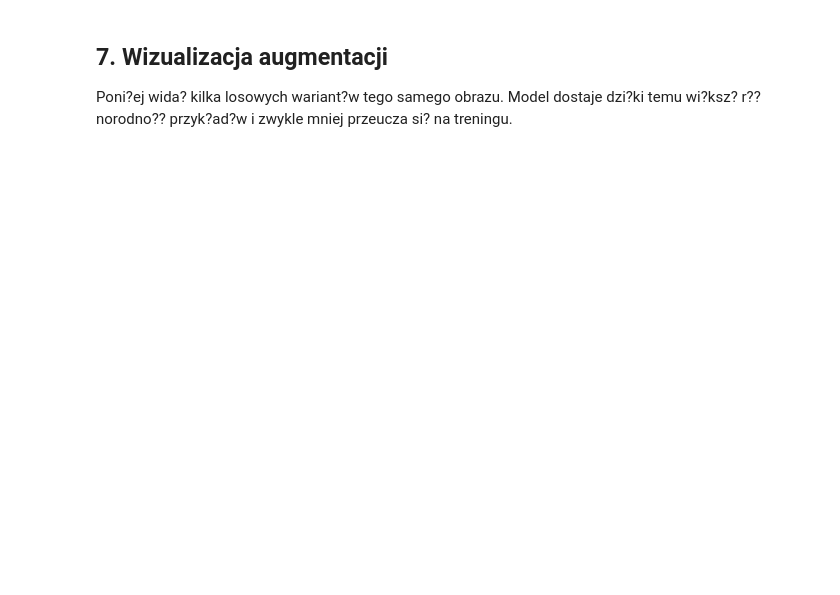
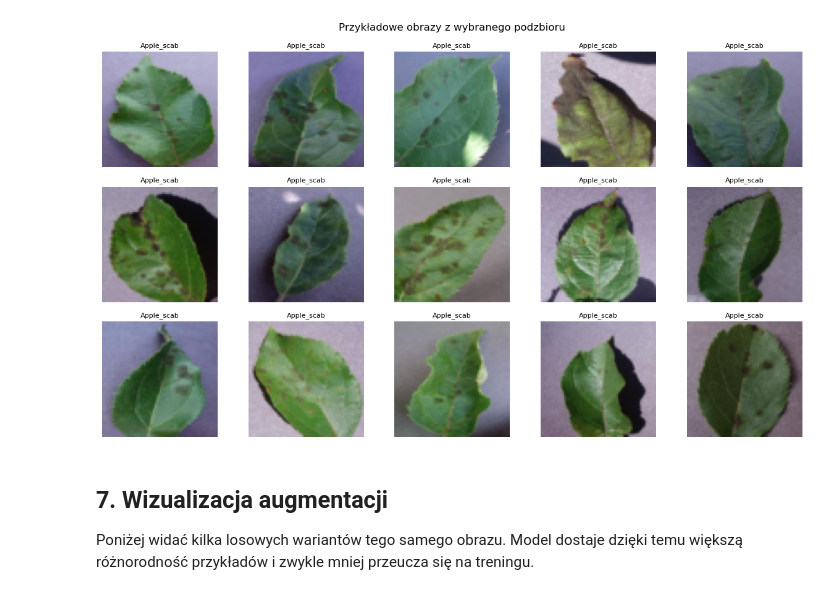
Before and after one commit to mkoczkodaj/LAB5, a Jupyter notebook: lab5_6.ipynb, the cells around one changed output. Drawn from its saved outputs; the diff is of its cells as text; code cells hidden in the pictures; blank space fills up the shorter version.

```diff
--- a/lab5_6.ipynb
+++ b/lab5_6.ipynb
@@ -190,24 +207,26 @@ plt.show()
 # %%
 preview_transform = transforms.Compose([
     transforms.Resize((IMG_SIZE, IMG_SIZE)),
     transforms.ToTensor(),
 ])
 preview_dataset = datasets.ImageFolder(DATA_ROOT, transform=preview_transform)
 
 plt.figure(figsize=(12, 7))
 for plot_i, dataset_i in enumerate(selected_indices[:15], start=1):
     image, label = preview_dataset[dataset_i]
     plt.subplot(3, 5, plot_i)
     plt.imshow(image.permute(1, 2, 0))
     plt.title(all_classes[label].split("___")[-1], fontsize=8)
     plt.axis("off")
-plt.suptitle("Przyk?adowe obrazy z wybranego podzbioru")
+plt.suptitle("Przykładowe obrazy z wybranego podzbioru")
 plt.tight_layout()
 plt.show()
+# %% [output]
+[figure, added]
 # %% [markdown]
 ## 7. Wizualizacja augmentacji
 
-Poni?ej wida? kilka losowych wariant?w tego samego obrazu. Model dostaje dzi?ki temu wi?ksz? r??norodno?? przyk?ad?w i zwykle mniej przeucza si? na treningu.
+Poniżej widać kilka losowych wariantów tego samego obrazu. Model dostaje dzięki temu większą różnorodność przykładów i zwykle mniej przeucza się na treningu.
 # %%
 raw_image_path, _ = base_dataset.samples[selected_indices[0]]
 raw_image = Image.open(raw_image_path).convert("RGB")
```
Also changed, not shown: parts of 30 cells of this notebook, 1 other file.
